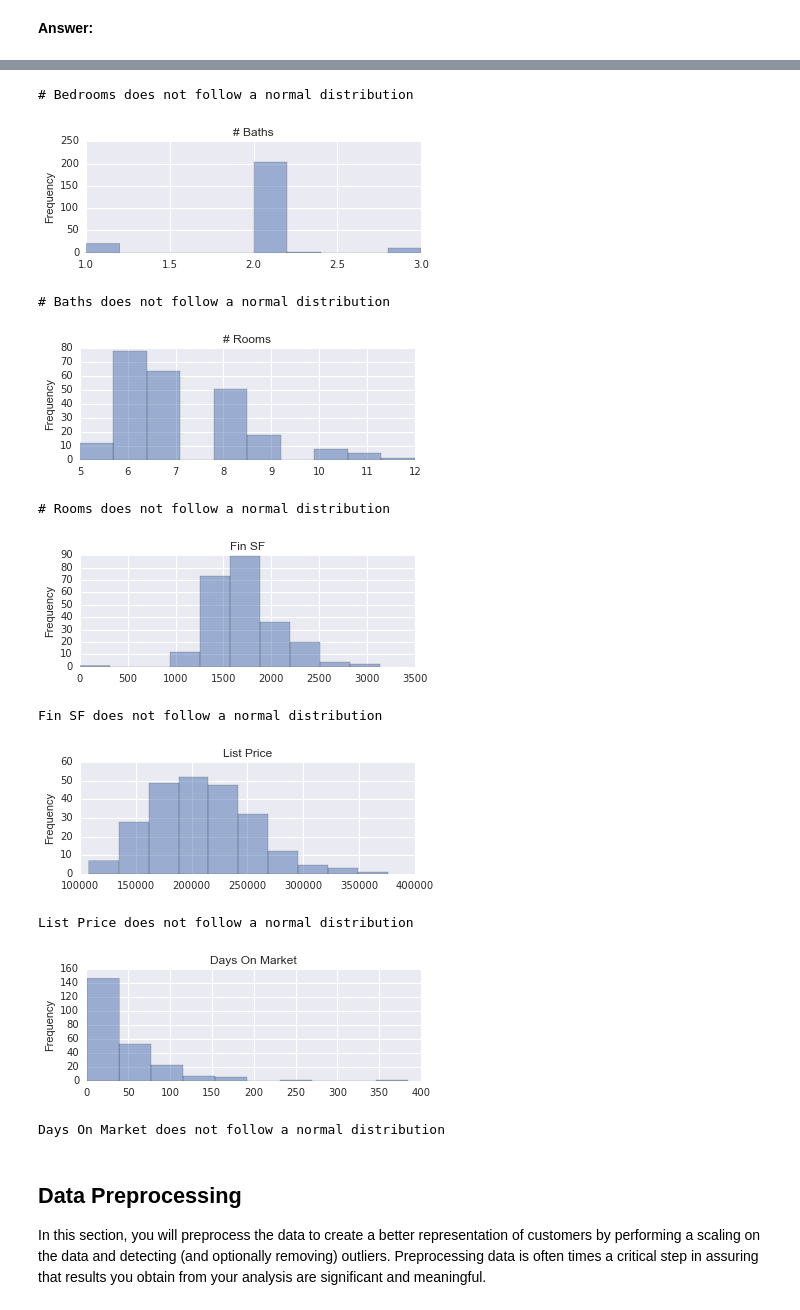
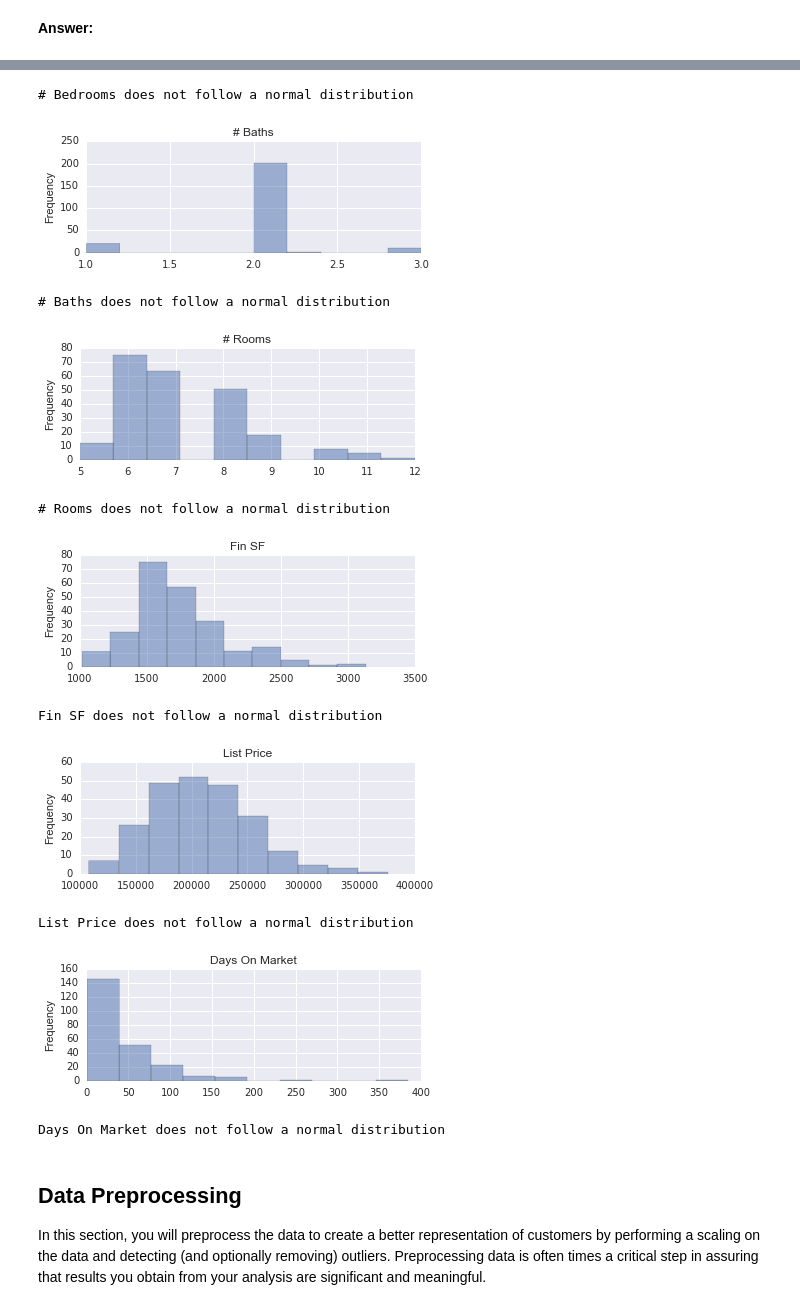
Before and after one commit to quantarb/capstone, a Jupyter notebook: data_exploration.ipynb, the cells around one changed output, grey strips where cells are left out. Drawn from its saved outputs; the diff is of its cells as text; code cells hidden in the pictures.

```diff
--- a/data_exploration.ipynb
+++ b/data_exploration.ipynb
@@ -29,9 +29,9 @@ import matplotlib.pyplot as plt
 
 # Load the wholesale customers dataset
 try:
-    data = pd.read_csv("data.csv")
-    data.drop(['PID', 'Status', 'Address', 'Subdivision', 'Sales Price'], axis = 1, inplace = True)
-    print "Wholesale customers dataset has {} samples with {} features each.".format(*data.shape)
+    csv = pd.read_csv("data.csv")
+    data = csv.drop(['PID', 'Status', 'Address', 'Subdivision', 'Sales Price'], axis = 1)
+    print "Dataset has {} samples with {} features each.".format(*data.shape)
 except:
     print "Dataset could not be loaded. Is the dataset missing?"
 # %% [output]
@@ -56,0 +62,10 @@ display(data.describe())
+# %%
+zero_or_negative = []
+for index, row in data.iterrows():
+    for col in data.columns:
+        if row[col] <= 0:
+            zero_or_negative.append(index)
+
+data = data.dropna().drop(data.index[zero_or_negative].unique())
+data = data[data['# Rooms'] - data['# Bedrooms'] - data['# Baths'] >= 0].reset_index(drop = True)
+display(data.describe())
@@ -151,23 +174,23 @@ Days On Market        1.000000
 # %%
 import scipy.stats as stats
 
 for c in data.columns:
     x = data[c]
     x.plot(kind='hist', alpha=0.5, figsize = (6,2), title=c)
     plt.show()
-    isnormal = "" if pvalue < 0.055 else "not"
     z,pvalue = stats.normaltest(x)
-    print "{} does not follow a normal distribution".format(c)
+    isnormal = '' if pvalue > 0.055 else "not"
+    print "{} does {} follow a normal distribution".format(c, isnormal)
 # %% [output]
 [figure]
 # Bedrooms does not follow a normal distribution
 [figure]
 # Baths does not follow a normal distribution
-[figure, old version]
+[figure, new version]
 # Rooms does not follow a normal distribution
-[figure, old version]
+[figure, new version]
 Fin SF does not follow a normal distribution
-[figure, old version]
+[figure, new version]
 List Price does not follow a normal distribution
 [figure]
 Days On Market does not follow a normal distribution
```
Also changed, not shown: parts of 15 cells of this notebook.
